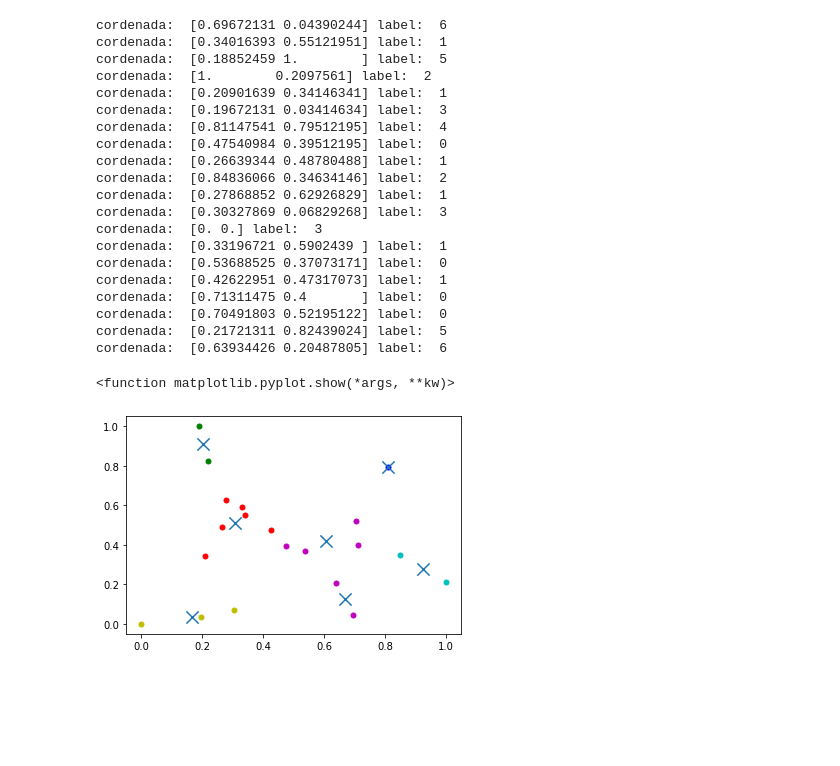
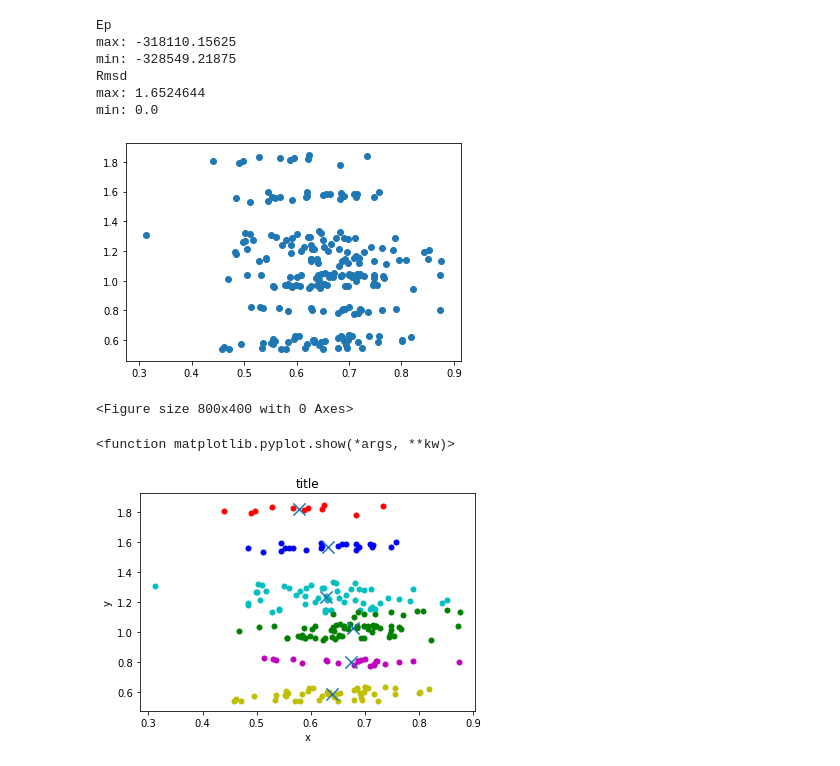
Before and after one commit to Unidad-Robotica-Dlab/molecular_dynamic, a Jupyter notebook: Codes/k-means_alvaro_frames_50ns.ipynb, the cells around one changed output. Cells and saved outputs as stored; diff of their text form; code cells hidden in the pictures; blank space fills up the shorter version.

Commit message:
kmeans

```diff
--- a/Codes/k-means_alvaro_frames_50ns.ipynb
+++ b/Codes/k-means_alvaro_frames_50ns.ipynb
@@ -44,3 +11,0 @@ data[24:]
-# %%
-X=[]
-for i in range(len(data[24:])):
@@ -225,34 +64,59 @@ X=np.array(list(zip(Average_nom,RMSD_nom)))
+# %%
+print('Ep')
+sim_min=sim_ep_df[min(sim_ep_df)].min()
+sim_max=sim_ep_df[max(sim_ep_df)].max()
+print('max:',sim_max)
+print('min:',sim_min)
+sim_ep_nom=((sim_ep_df-sim_min)/(sim_max-sim_min))
+
+print('Rmsd')
+sim_min=sim_RMSD_df[min(sim_RMSD_df)].min()
+sim_max=sim_RMSD_df[max(sim_RMSD_df)].max()
+print('max:',sim_max)
+print('min:',sim_min)
+sim_rmsd_nom=((sim_RMSD_df[:]-sim_min)/(sim_max-sim_min))
+# %% [output]
+Ep
+max: -318110.15625
+min: -328549.21875
+Rmsd
+max: 1.6524644
+min: 0.0
 # %%
-kmeans=KMeans(n_clusters=7)
+import matplotlib.pyplot as plt
+import numpy as np
+x=4990
+plt.scatter(sim_ep_nom[:][x:], sim_rmsd_nom[:][x:])
+#plt.xlim((0,1.25))
+#plt.ylim((0,2.25))
+fig = plt.figure(figsize=(8,4), dpi=100)
+fig.savefig("filename.png")
+plt.show()
+
+sim_x = np.array(sim_ep_nom[:][x:]).flatten()
+sim_y = np.array(sim_rmsd_nom[:][x:]).flatten()
+
+X=np.array(list(zip( sim_x,sim_y )))
+
+
+
+kmeans=KMeans(n_clusters=6)
 kmeans=kmeans.fit(X)
 labels=kmeans.predict(X)
 centroids=kmeans.cluster_centers_
 colors=['m.','r.','c.','y.','b.','g.','m.']
+
 for i in range(len(X)):
-    print('cordenada: ',X[i],'label: ',labels[i])
+    #print('cordenada: ',X[i],'label: ',labels[i])
     plt.plot(X[i][0],X[i][1],colors[labels[i]],markersize=10)
+
 plt.scatter(centroids[:,0],centroids[:,1],marker='x',s=150,linewidths=5,zorder=10)
+plt.xlabel('x')
+plt.ylabel('y')
+plt.title('title')
 plt.show
 # %% [output]
+[figure, new version]
-cordenada:  [0.69672131 0.04390244] label:  6
-cordenada:  [0.34016393 0.55121951] label:  1
-cordenada:  [0.18852459 1.        ] label:  5
-cordenada:  [1.        0.2097561] label:  2
-cordenada:  [0.20901639 0.34146341] label:  1
-cordenada:  [0.19672131 0.03414634] label:  3
-cordenada:  [0.81147541 0.79512195] label:  4
-cordenada:  [0.47540984 0.39512195] label:  0
-cordenada:  [0.26639344 0.48780488] label:  1
-cordenada:  [0.84836066 0.34634146] label:  2
-cordenada:  [0.27868852 0.62926829] label:  1
-cordenada:  [0.30327869 0.06829268] label:  3
-cordenada:  [0. 0.] label:  3
-cordenada:  [0.33196721 0.5902439 ] label:  1
-cordenada:  [0.53688525 0.37073171] label:  0
-cordenada:  [0.42622951 0.47317073] label:  1
-cordenada:  [0.71311475 0.4       ] label:  0
-cordenada:  [0.70491803 0.52195122] label:  0
-cordenada:  [0.21721311 0.82439024] label:  5
-cordenada:  [0.63934426 0.20487805] label:  6
+<Figure size 800x400 with 0 Axes>
 <function matplotlib.pyplot.show(*args, **kw)>
-[figure, old version]
+[figure, added]
```
Also changed, not shown: parts of 24 cells of this notebook, 4 other files.
